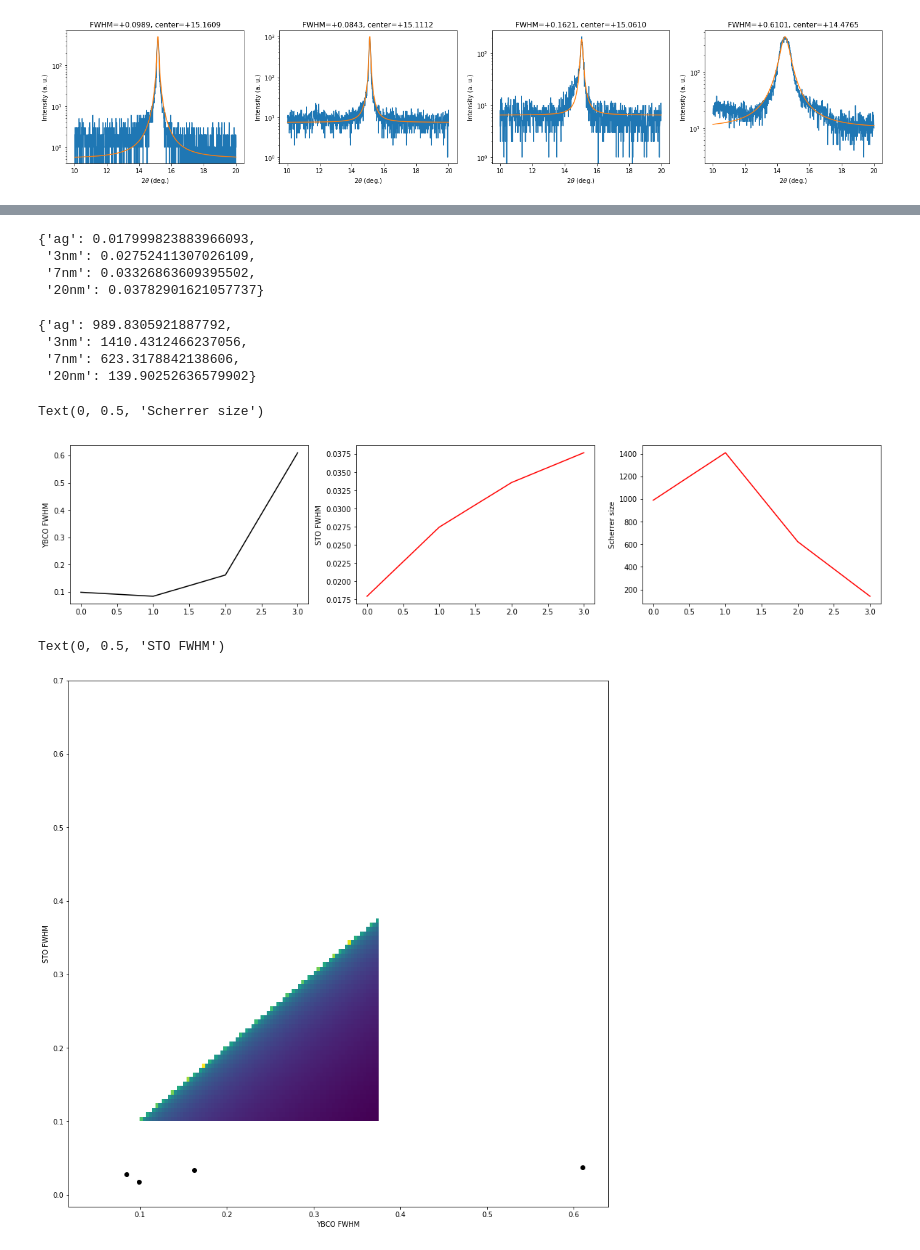
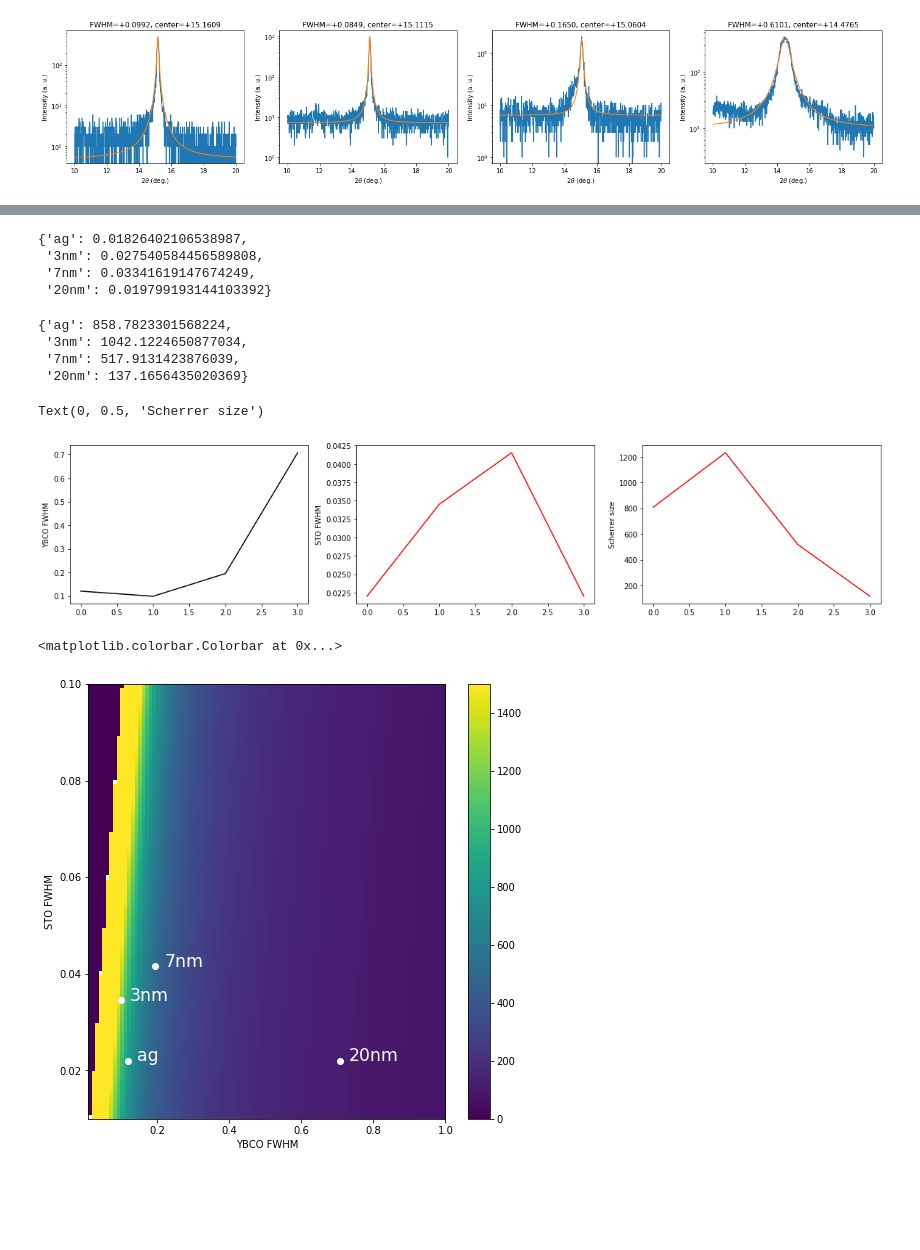
Before and after one commit to peytondmurray/YBCO, a Jupyter notebook: Workspace/Scherrer_Calculations.ipynb, the cells around one changed output, grey strips where cells are left out. Drawn from its saved outputs; the diff is of its cells as text; code cells hidden in the pictures; blank space fills up the shorter version.

Commit message:
Some more scherrer stuff

```diff
--- a/Workspace/Scherrer_Calculations.ipynb
+++ b/Workspace/Scherrer_Calculations.ipynb
@@ -18,7 +18,7 @@ def scherrer(center, left, right, sto_fwhm):
     return 0.9*1.54056/(deg_to_rad(right-left-sto_fwhm)*np.cos(deg_to_rad(center/2)))
 
 def scherrer_fwhm(center, fwhm, sto_fwhm):
-    return 0.9*1.54056/(deg_to_rad(fwhm-sto_fwhm)*np.cos(deg_to_rad(center/2)))
+    return 0.94*1.54056/(deg_to_rad(np.sqrt(fwhm**2-sto_fwhm**2))*np.cos(deg_to_rad(center/2)))
 
 def lorentz(x, A, c, w, offset):
     return offset+A/(1+((c-x)/(0.5*w))**2)
@@ -70,19 +70,14 @@ for index, tth, i, key in zip([0,1,2,3], ['ag_tth', '3nm_tth', '7nm_tth', '20nm_
 # %%
 fig, ax = plt.subplots(nrows=1, ncols=4, figsize=(24,4))
 for index, tth, i, key in zip([0,1,2,3], ['ag_tth', '3nm_tth', '7nm_tth', '20nm_tth'], ['ag_i', '3nm_i', '7nm_i', '20nm_i'], ['ag', '3nm', '7nm', '20nm']):
-    mask = np.logical_and(data[tth] <= 25, data[tth] >= 20)
+    mask = np.logical_and(data[tth] <= 24, data[tth] >= 21)
     x = data[tth][mask].values
     y = data[i][mask].values
 
-#     res = so.differential_evolution(lambda pars: np.sum((pseudo_voigt(x, *pars) - y)**2), bounds=((0, 1e6), (20,25), (0,1), (0, 1), (0,1e6)))
-    res = so.differential_evolution(lambda pars: np.sum((lorentz(x, *pars) - y)**2), bounds=((0, 1e6), (20,25), (0,1), (0,1e6)))
-#     res = so.differential_evolution(lambda pars: np.sum((double_lorentz(x, *pars) - y)**2), bounds=((0, 1e6), (20,25), (0,1), (0, 1e6), (20,25), (0,1), (0,1e6)))
-    x_fit = np.linspace(20,25,1000)
-#     y_fit = pseudo_voigt(x_fit, *res.x)
+    res = so.differential_evolution(lambda pars: np.sum((lorentz(x, *pars) - y)**2), bounds=((1e3, 1e7), (21,24), (0.01,0.5), (0,10)), popsize=30)
+
+    x_fit = np.linspace(21,24,1000)
     y_fit = lorentz(x_fit, *res.x)
-#     y_fit = double_lorentz(x_fit, *res.x)
-#     y1_fit = lorentz(x_fit, *res.x[0:3], 0)
-#     y2_fit = lorentz(x_fit, *res.x[3:6], 0)
 
     ax[index].plot(data[tth][mask], data[i][mask])
     ax[index].plot(x_fit, y_fit, color='orange')
@@ -114,17 +109,17 @@ center_film
 # %%
 fwhm_sto
 # %% [output]
-{'ag': 0.017999823883966093,
- '3nm': 0.02752411307026109,
- '7nm': 0.03326863609395502,
- '20nm': 0.03782901621057737}
+{'ag': 0.01826402106538987,
+ '3nm': 0.027540584456589808,
+ '7nm': 0.03341619147674249,
+ '20nm': 0.019799193144103392}
 # %%
 scherrer_sizes
 # %% [output]
-{'ag': 989.8305921887792,
- '3nm': 1410.4312466237056,
- '7nm': 623.3178842138606,
- '20nm': 139.90252636579902}
+{'ag': 858.7823301568224,
+ '3nm': 1042.1224650877034,
+ '7nm': 517.9131423876039,
+ '20nm': 137.1656435020369}
 # %%
 fig, ax = plt.subplots(nrows=1, ncols=3, figsize=(20,4))
 ax[0].plot([value for key, value in fwhm_film.items()], '-k', label='FWHM YBCO')
@@ -135,19 +130,24 @@ ax[2].plot([value for key, value in scherrer_sizes.items()], '-r', label='Scherr
 ax[2].set_ylabel('Scherrer size')
 # %% [output]
 Text(0, 0.5, 'Scherrer size')
-[figure, old version]
+[figure, new version]
 # %%
-_sto_fwhm_v = np.linspace(0.0175, 0.375, 100)
-_ybco_fwhm_v = np.linspace(0.1, 0.7, 100)
+_ybco_fwhm_v = np.linspace(0.01, 1, 100)
+_sto_fwhm_v = np.linspace(0.01, 0.1, 100)
 
-_ybco_fwhm, _sto_fwhm = np.meshgrid(_sto_fwhm_v, _ybco_fwhm_v)
+_ybco_fwhm, _sto_fwhm = np.meshgrid(_ybco_fwhm_v, _sto_fwhm_v)
 
-fig = plt.figure(figsize=(14,14))
+xwidth = np.max(_ybco_fwhm)-np.min(_ybco_fwhm)
+
+fig = plt.figure(figsize=(8,8))
 ax = fig.add_subplot(111)
-ax.imshow(np.log(scherrer_fwhm(15, _ybco_fwhm, _sto_fwhm)), cmap='viridis',aspect='auto', origin='lower', extent=[np.min(_ybco_fwhm), np.max(_ybco_fwhm), np.min(_sto_fwhm), np.max(_sto_fwhm)])
-ax.plot([v for k, v in fwhm_film.items()], [v for k, v in fwhm_sto.items()], 'ok')
+im = ax.imshow(scherrer_fwhm(15, _ybco_fwhm, _sto_fwhm), cmap='viridis',aspect='auto', origin='lower', interpolation='nearest', extent=[np.min(_ybco_fwhm), np.max(_ybco_fwhm), np.min(_sto_fwhm), np.max(_sto_fwhm)], vmin=0, vmax=1500)
+for key in fwhm_film.keys():
+    ax.plot(fwhm_film[key], fwhm_sto[key], 'ow')
+    ax.text(fwhm_film[key]+0.025*xwidth, fwhm_sto[key], '{}'.format(key), size='xx-large', color='white')
 ax.set_xlabel('YBCO FWHM')
 ax.set_ylabel('STO FWHM')
+fig.colorbar(im)
 # %% [output]
-Text(0, 0.5, 'STO FWHM')
+<matplotlib.colorbar.Colorbar at 0x...>
-[figure, old version]
+[figure, new version]
```
Also changed, not shown: parts of 5 cells of this notebook, 1 other file.
